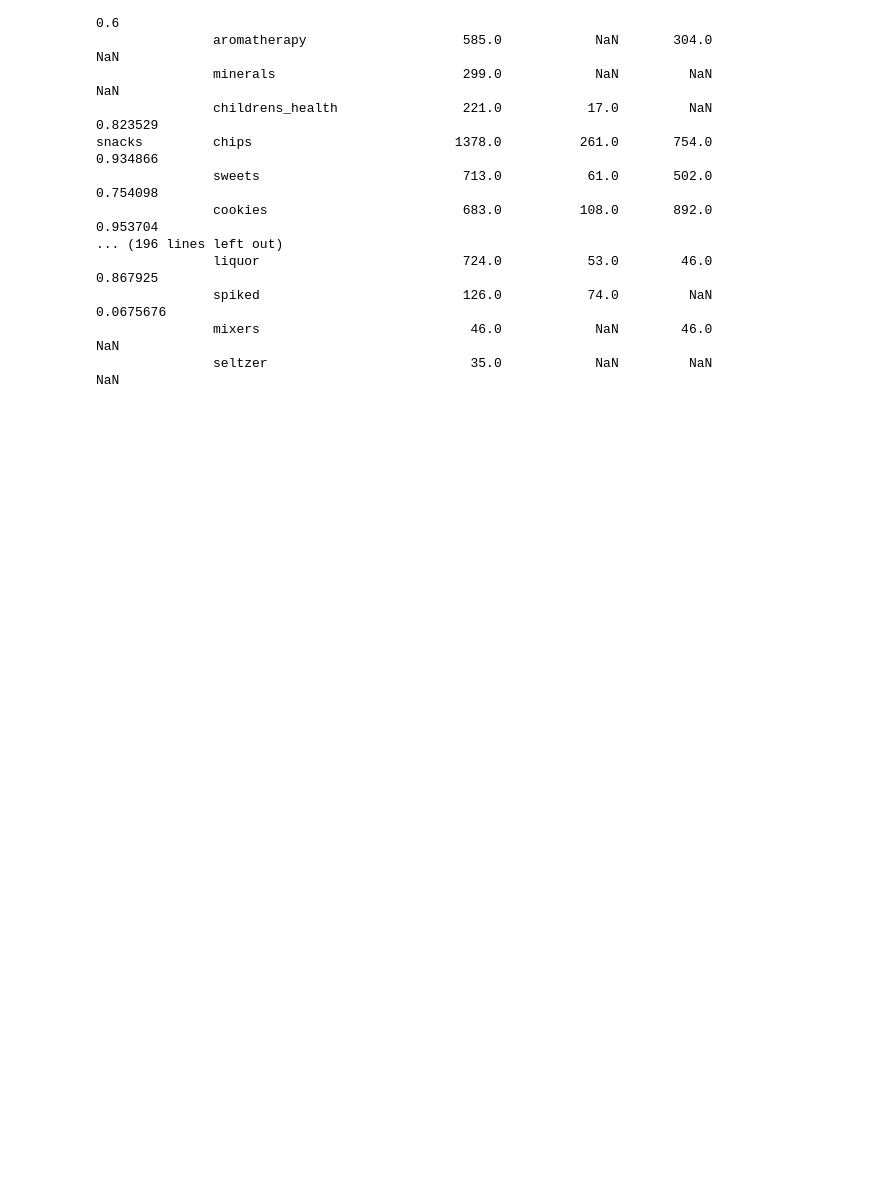
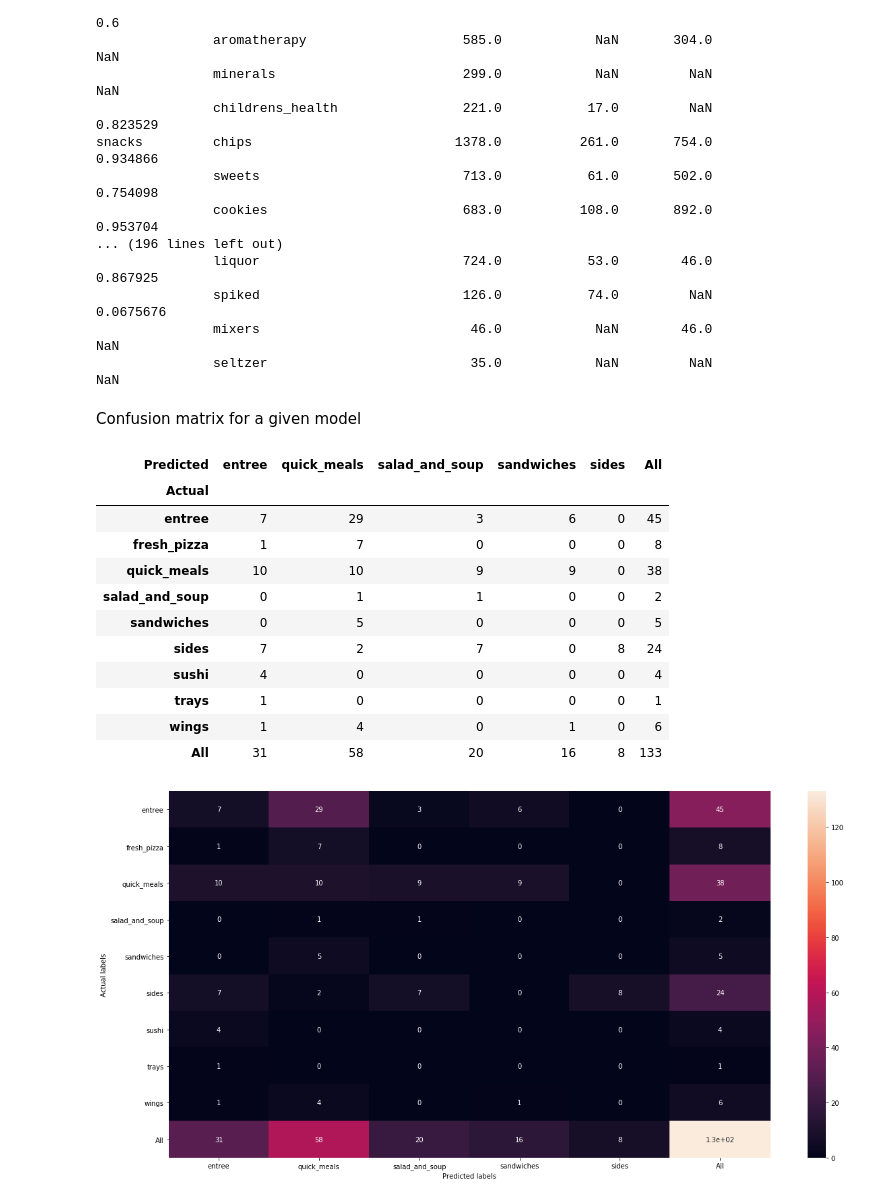
Before and after one commit to AbhiSivaprasad/doordash-ml, a Jupyter notebook: notebooks/Untitled.ipynb, the cells around one changed output. Saved outputs shown, nothing was run; the diff lists cells and outputs as text; code cells hidden in the pictures; blank space fills up the shorter version.

Commit message:
added confusion matrix to exploratory analysis

```diff
--- a/notebooks/Untitled.ipynb
+++ b/notebooks/Untitled.ipynb
@@ -211,3 +211,42 @@ snacks         chips                          1378.0          261.0       754.0
                spiked                          126.0           74.0         NaN                 0.0675676
                mixers                           46.0            NaN        46.0                       NaN
                seltzer                          35.0            NaN         NaN                       NaN
+# %% [markdown]
+Confusion matrix for a given model
+# %%
+preds = predictions["fresh_food"]
+
+# generate confusion matrix
+confusion_matrix = pd.crosstab(preds["Category ID"], preds["Pred"], margins=True)
+
+# Set indexes to class names
+confusion_matrix.index.name = "Actual"
+confusion_matrix.columns.name = "Predicted"
+
+# Normalize confusion matrix
+#normalized_confusion_matrix = confusion_matrix / confusion_matrix.sum(axis=1)
+
+confusion_matrix
+
+fig, ax = plt.subplots(figsize=(20, 10))
+sns.heatmap(confusion_matrix, annot=True, ax=ax);
+
+# labels, title and ticks
+ax.set_xlabel('Predicted labels')
+ax.set_ylabel('Actual labels')
+
+confusion_matrix
+# %% [output]
+| Predicted | entree | quick_meals | salad_and_soup | sandwiches | sides | All |
+| Actual |  |  |  |  |  |  |
+| entree | 7 | 29 | 3 | 6 | 0 | 45 |
+| fresh_pizza | 1 | 7 | 0 | 0 | 0 | 8 |
+| quick_meals | 10 | 10 | 9 | 9 | 0 | 38 |
+| salad_and_soup | 0 | 1 | 1 | 0 | 0 | 2 |
+| sandwiches | 0 | 5 | 0 | 0 | 0 | 5 |
+| sides | 7 | 2 | 7 | 0 | 8 | 24 |
+| sushi | 4 | 0 | 0 | 0 | 0 | 4 |
+| trays | 1 | 0 | 0 | 0 | 0 | 1 |
+| wings | 1 | 4 | 0 | 1 | 0 | 6 |
+| All | 31 | 58 | 20 | 16 | 8 | 133 |
+[figure, added]
```
